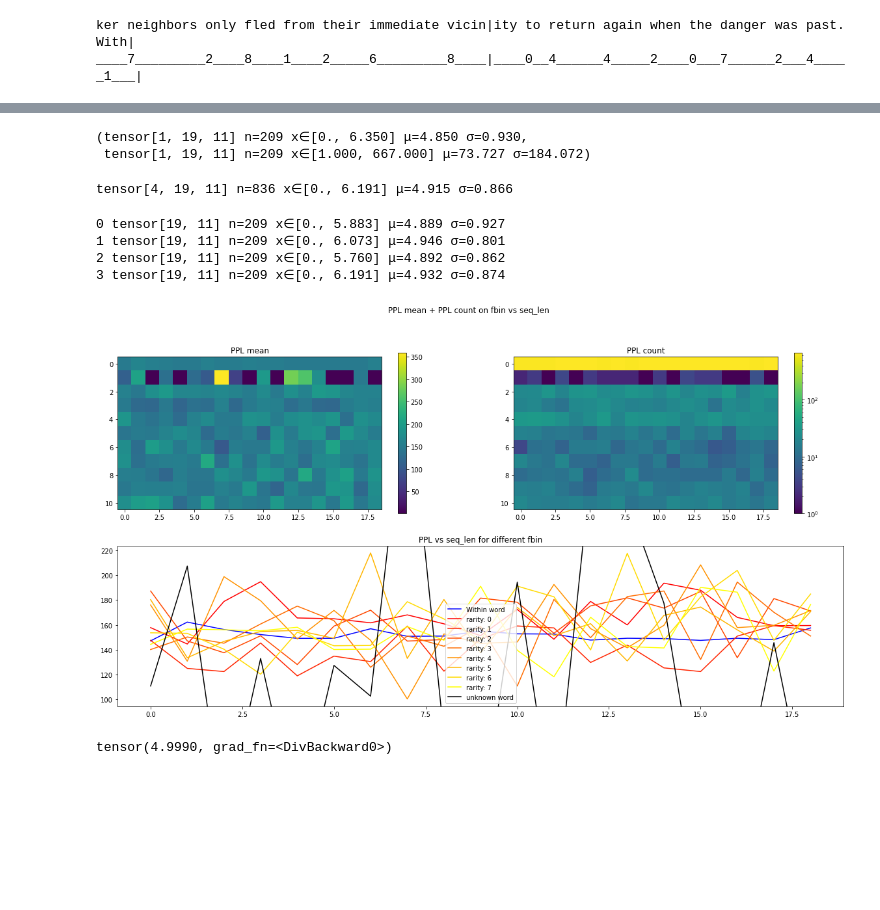
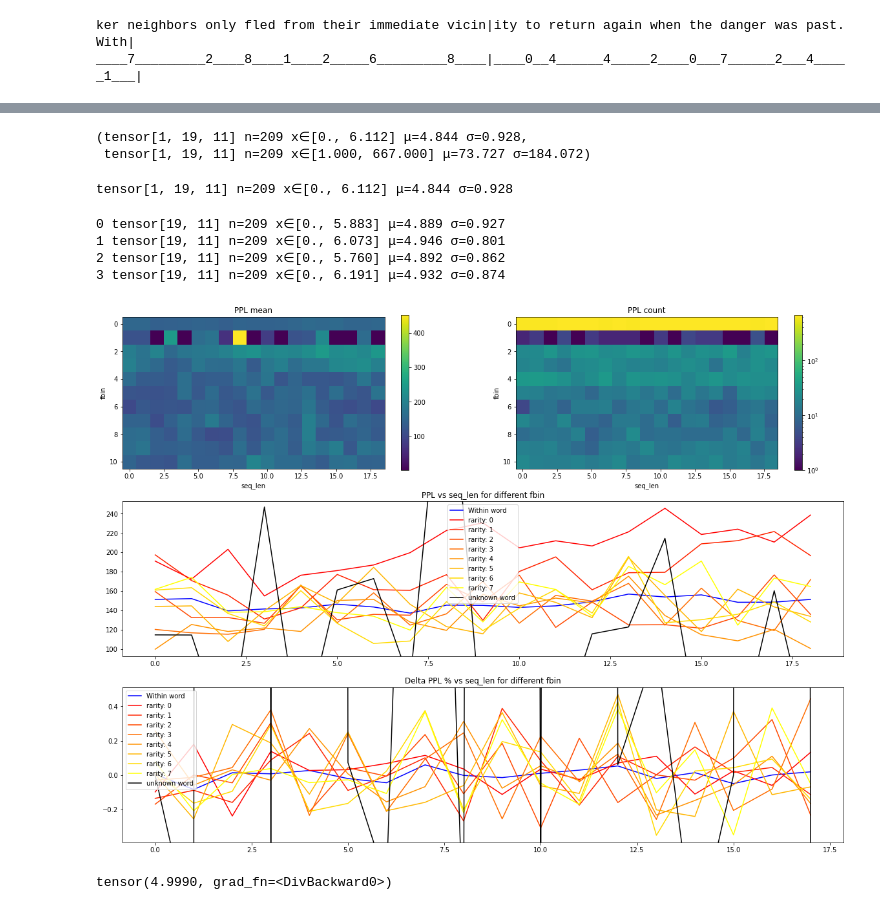
Before and after one commit to akarshkumar0101/transformer-memory, a Jupyter notebook: skip/testing.ipynb, the cells around one changed output, grey strips where cells are left out. Drawn from its saved outputs; the diff is of its cells as text; code cells hidden in the pictures; blank space fills up the shorter version.

```diff
--- a/skip/testing.ipynb
+++ b/skip/testing.ipynb
@@ -102,16 +102,16 @@ from einops import rearrange
 np.random.seed(1)
 torch.manual_seed(0)
 net = longrange.LongRangeGPT(**longrange.get_config('transformer'))
-loss_mean, loss_count = evaluate_net(net, ds_test, 100, 8, 1, 20)
+loss_mean, loss_count = evaluate.evaluate_longrange(net, ds_test, 100, 8, 1, 20, 0, 1, tqdm=tqdm)
 # %%
 loss_mean, loss_count
 # %% [output]
-(tensor[1, 19, 11] n=209 x∈[0., 6.350] μ=4.850 σ=0.930,
+(tensor[1, 19, 11] n=209 x∈[0., 6.112] μ=4.844 σ=0.928,
  tensor[1, 19, 11] n=209 x∈[1.000, 667.000] μ=73.727 σ=184.072)
 # %%
 loss_mean
 # %% [output]
-tensor[4, 19, 11] n=836 x∈[0., 6.191] μ=4.915 σ=0.866
+tensor[1, 19, 11] n=209 x∈[0., 6.112] μ=4.844 σ=0.928
 # %%
 for i_seq in range(len(loss_mean)):
     print(i_seq, loss_mean[i_seq])
@@ -122,10 +122,10 @@ for i_seq in range(len(loss_mean)):
 2 tensor[19, 11] n=209 x∈[0., 5.760] μ=4.892 σ=0.862
 3 tensor[19, 11] n=209 x∈[0., 6.191] μ=4.932 σ=0.874
 # %%
-fig = viz_ppl(loss_mean[0, ...], loss_count[0, ...])
+fig = evaluate.viz_losses(loss_mean[0, ...], loss_count[0, ...])
 plt.show()
 # %% [output]
-[figure, old version]
+[figure, new version]
 # %%
 batch1, batch2 = next(dataset.get_random_skip_batches(a, 1, 128, 256))
 # %%
```
Also changed, not shown: parts of 2 cells of this notebook, 3 other files.
